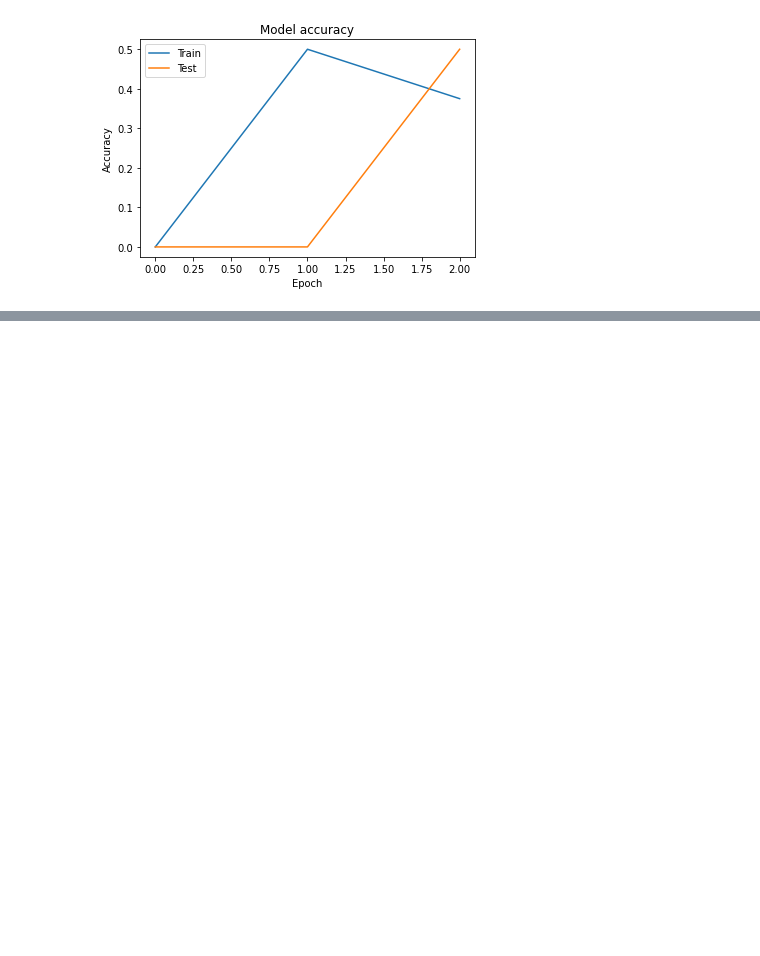
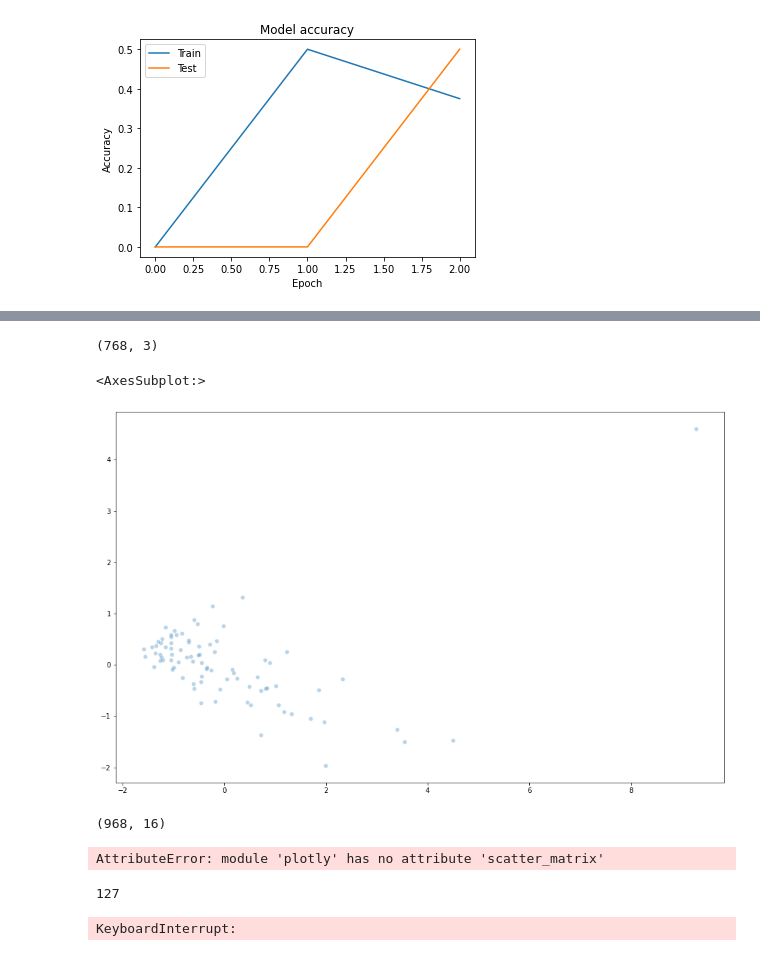
Before and after one commit to Chabname/RAPMC, a Jupyter notebook: notebook/BERT.ipynb, the cells around one changed output, grey strips where cells are left out. Saved outputs shown, nothing was run; the diff lists cells and outputs as text; code cells hidden in the pictures; blank space fills up the shorter version.

```diff
--- a/notebook/BERT.ipynb
+++ b/notebook/BERT.ipynb
@@ -278,0 +461,3 @@ plt.savefig("acc_plot.jpg")
+# %%
+text = clean_dtf["Text"]
+clean_text = pre_processing(text)
@@ -278,0 +543,4 @@ plt.savefig("acc_plot.jpg")
+# %%
+start  = time.time()
+vec = clean_text[:100].apply(lambda x: get_features(x, tokenizer))
+print("Done in :", time.time() - start)
@@ -278,0 +576,2 @@ plt.savefig("acc_plot.jpg")
+# %%
+pca = PCA(0.99)
@@ -278,0 +602,2 @@ plt.savefig("acc_plot.jpg")
+# %%
+X1 = pca.fit_transform(vec.T)
@@ -278,0 +640,4 @@ plt.savefig("acc_plot.jpg")
+# %%
+tsne_results.shape
+# %% [output]
+(768, 3)
@@ -278,0 +652,23 @@ plt.savefig("acc_plot.jpg")
+# %%
+plt.figure(figsize=(16,10))
+sns.scatterplot(
+    x=X1[:,0], y=X1[:,1],
+    palette=sns.color_palette("hls", 10),
+    legend="full",
+    alpha=0.3
+)
+# %% [output]
+<AxesSubplot:>
+[figure, added]
+# %%
+X1.shape
+# %% [output]
+(968, 16)
+# %%
+fig = px.scatter_matrix(
+    X1,
+)
+fig.update_traces(diagonal_visible=False)
+fig.show()
+# %% [output]
+AttributeError: module 'plotly' has no attribute 'scatter_matrix'
@@ -278,0 +677,8 @@ plt.savefig("acc_plot.jpg")
+# %%
+(dtf_drop["Score"] == 1).sum()
+# %% [output]
+127
+# %%
+text_reclean = dtf_drop.head(2).apply(lambda line: article_cleaner.extract_match(line), axis = 1)
+# %% [output]
+KeyboardInterrupt:
```
Also changed, not shown: parts of 58 cells of this notebook.
